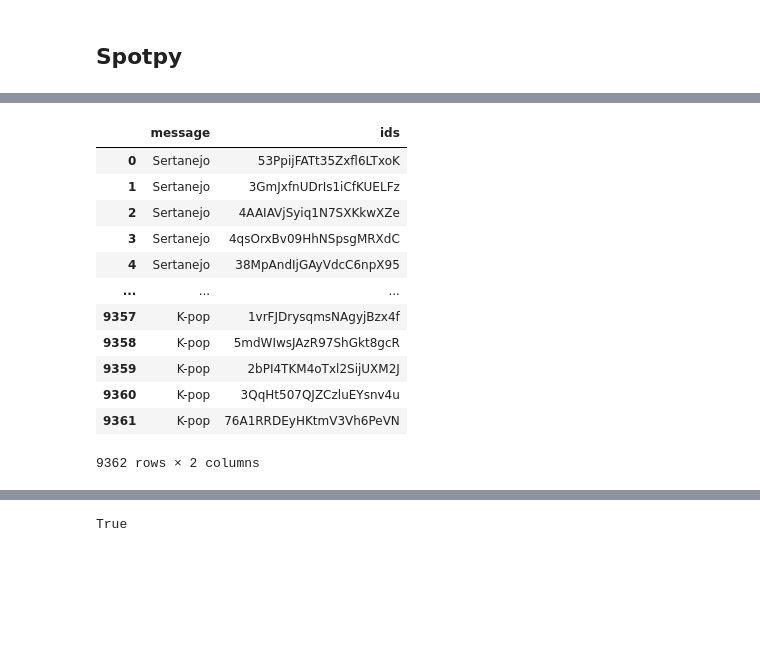
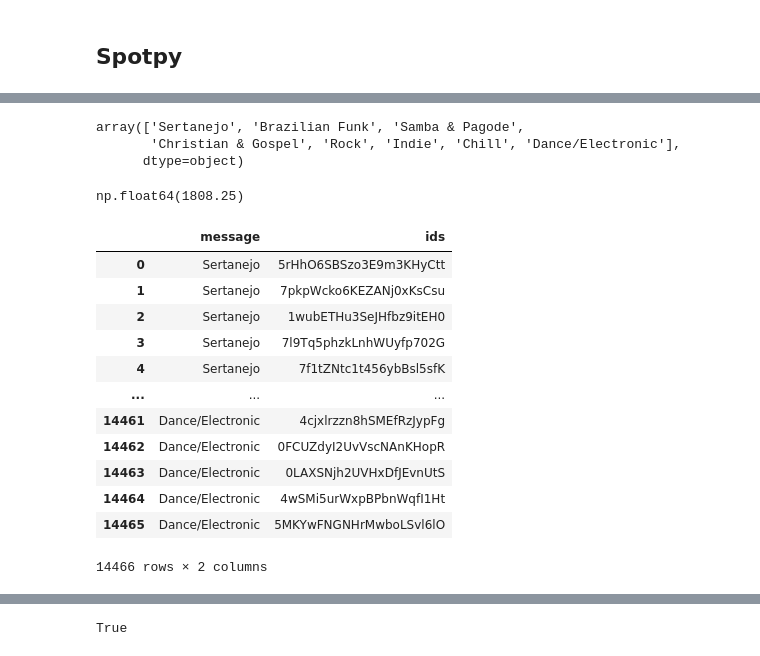
Before and after one commit to CDIMT2024/chorano_e_dancando, a Jupyter notebook: spotfy-AI/spotfy.ipynb, the cells around one changed output, grey strips where cells are left out. Drawn from its saved outputs; the diff is of its cells as text; code cells hidden in the pictures; blank space fills up the shorter version.

```diff
--- a/spotfy-AI/spotfy.ipynb
+++ b/spotfy-AI/spotfy.ipynb
@@ -934,0 +965,4 @@ Name: count, Length: 55095, dtype: int64
+# %%
+#mostra quais ids tem mais de 1 category e quais sao elas
+duplicated_ids=track_ids_df[track_ids_df['ids'].duplicated(keep=False)].sort_values('ids').reset_index(drop=True)
+duplicated_ids
@@ -935,3 +983,15 @@ Name: count, Length: 55095, dtype: int64
+# %%
+# Agrupar por 'ids' e obter categorias únicas
+grouped = duplicated_ids.groupby('ids')['message'].unique()
+
+# Filtrar para ids com mais de uma categoria
+multiple_categories = grouped[grouped.apply(len) > 1]
+# %%
+multiple_categories_df = multiple_categories.reset_index()
+multiple_categories_df = multiple_categories_df.drop(columns='message')
+# %%
+#remove ids presente em multiple_categories_df
+track_ids_df = track_ids_df[~track_ids_df['ids'].isin(multiple_categories_df['ids'])]
 # %%
 #remove ids duplicados e nulos e reseta o index
 track_ids_df = track_ids_df.drop_duplicates(subset=['ids']).dropna().reset_index(drop=True)
@@ -972,25 +1032,34 @@ track_ids_df
+# %%
+track_ids_df.message.unique()
+# %% [output]
+array(['Sertanejo', 'Brazilian Funk', 'Samba & Pagode',
+       'Christian & Gospel', 'Rock', 'Indie', 'Chill', 'Dance/Electronic'],
+      dtype=object)
+# %%
+track_ids_df.message.value_counts().mean()
+# %% [output]
+np.float64(1808.25)
 # %%
 # Get the minimum count of messages
 min_count = track_ids_df.message.value_counts().min()
 
 # Sample the dataframe to ensure each message has the same number of entries
 balanced_track_ids_df = track_ids_df.groupby('message').apply(lambda x: x.sample(min_count)).reset_index(drop=True)
 balanced_track_ids_df.message.value_counts()
-track_ids_df
 # %% [output]
 |  | message | ids |
-| 0 | Sertanejo | 53PpijFATt35Zxfl6LTxoK |
-| 1 | Sertanejo | 3GmJxfnUDrIs1iCfKUELFz |
-| 2 | Sertanejo | 4AAIAVjSyiq1N7SXKkwXZe |
-| 3 | Sertanejo | 4qsOrxBv09HhNSpsgMRXdC |
-| 4 | Sertanejo | 38MpAndIjGAyVdcC6npX95 |
+| 0 | Sertanejo | 5rHhO6SBSzo3E9m3KHyCtt |
+| 1 | Sertanejo | 7pkpWcko6KEZANj0xKsCsu |
+| 2 | Sertanejo | 1wubETHu3SeJHfbz9itEH0 |
+| 3 | Sertanejo | 7l9Tq5phzkLnhWUyfp702G |
+| 4 | Sertanejo | 7f1tZNtc1t456ybBsl5sfK |
 | ... | ... | ... |
-| 9357 | K-pop | 1vrFJDrysqmsNAgyjBzx4f |
-| 9358 | K-pop | 5mdWIwsJAzR97ShGkt8gcR |
-| 9359 | K-pop | 2bPI4TKM4oTxl2SijUXM2J |
-| 9360 | K-pop | 3QqHt507QJZCzluEYsnv4u |
-| 9361 | K-pop | 76A1RRDEyHKtmV3Vh6PeVN |
+| 14461 | Dance/Electronic | 4cjxlrzzn8hSMEfRzJypFg |
+| 14462 | Dance/Electronic | 0FCUZdyI2UvVscNAnKHopR |
+| 14463 | Dance/Electronic | 0LAXSNjh2UVHxDfJEvnUtS |
+| 14464 | Dance/Electronic | 4wSMi5urWxpBPbnWqfI1Ht |
+| 14465 | Dance/Electronic | 5MKYwFNGNHrMwboLSvl6lO |
-9362 rows × 2 columns
+14466 rows × 2 columns
 # %%
 balanced_track_ids_df.value_counts()
 # %% [output]
```
Also changed, not shown: parts of 89 cells of this notebook, 4 other files.
